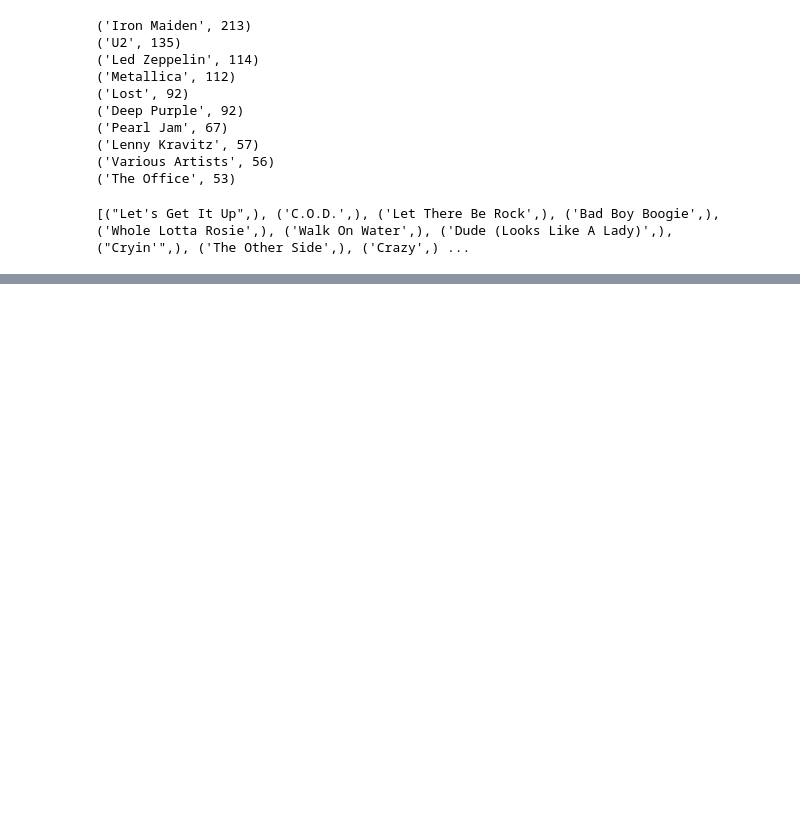
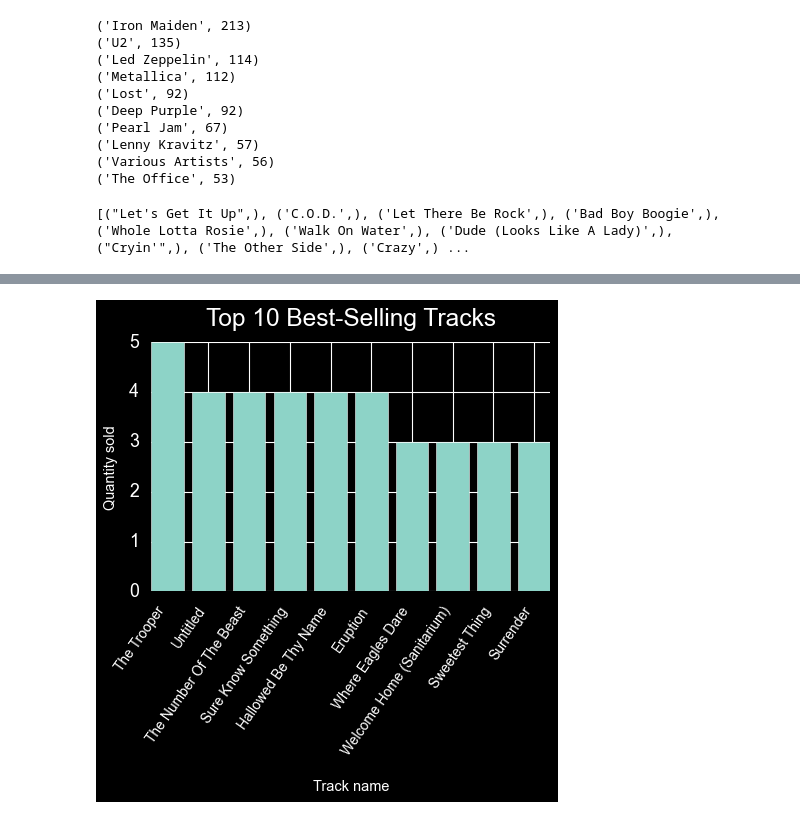
Before and after one commit to betancourt-ncs/chinook-analysis-sql, a Jupyter notebook: chinook_analysis.ipynb, the cells around one changed output, grey strips where cells are left out. Cells and saved outputs as stored; diff of their text form; code cells hidden in the pictures; blank space fills up the shorter version.

Commit message:
Loaded data into DFs and visualizations

```diff
--- a/chinook_analysis.ipynb
+++ b/chinook_analysis.ipynb
@@ -149,0 +218,17 @@ print(cursor.fetchall())
+# %%
+# Visuailzing data using matplotlib
+
+#Q1
+plt.style.use('dark_background')
+plt.figure(figsize=(6,6.5))
+plt.bar(top10_tracks_df['Name'], top10_tracks_df['total_quantity'])
+plt.title('Top 10 Best-Selling Tracks', pad=15, fontsize=22)
+plt.xlabel('Track name', labelpad=20, fontsize=13)
+plt.ylabel('Quantity sold', labelpad=10, fontsize=13)
+plt.xticks(rotation=55, ha='right', fontsize = 12.5)
+plt.tight_layout()
+
+
+plt.show()
+# %% [output]
+[figure, added]
```
Also changed, not shown: parts of 5 cells of this notebook.
